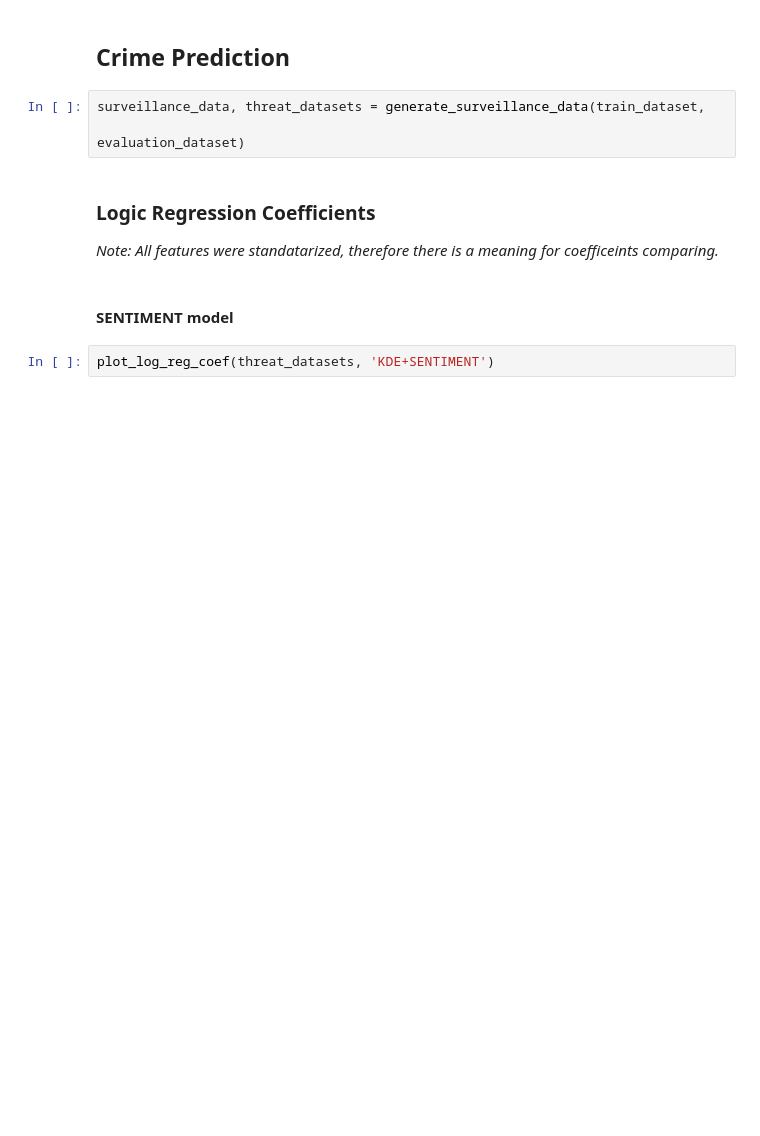
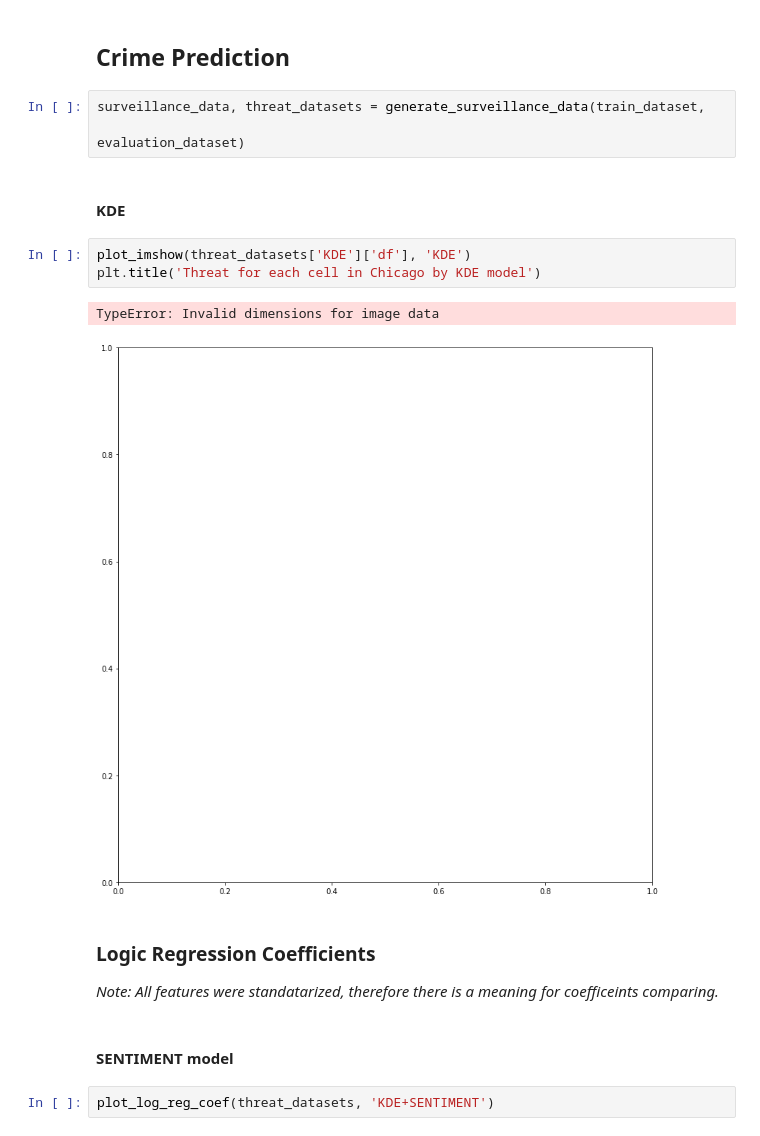
Before and after one commit to kstrauch94/Crime-Prediction-with-Tweets, a Jupyter notebook: Pipeline.ipynb, the cells around one changed output. Saved outputs shown, nothing was run; the diff lists cells and outputs as text; blank space fills up the shorter version.

```diff
--- a/Pipeline.ipynb
+++ b/Pipeline.ipynb
@@ -153,6 +218,14 @@ get_topic_top_words_LDA(exmple_topic_id, train_dataset['LDA']['model'], train_da
 # %%
 surveillance_data, threat_datasets = generate_surveillance_data(train_dataset,
                                                                 evaluation_dataset)
+# %% [markdown]
+#### KDE
+# %%
+plot_imshow(threat_datasets['KDE']['df'], 'KDE')
+plt.title('Threat for each cell in Chicago by KDE model')
+# %% [output]
+TypeError: Invalid dimensions for image data
+[figure, added]
 # %% [markdown]
 ### Logic Regression Coefficients
 *Note: All features were standatarized, therefore there is a meaning for coefficeints comparing.*
```
Also changed, not shown: parts of 26 cells of this notebook.
